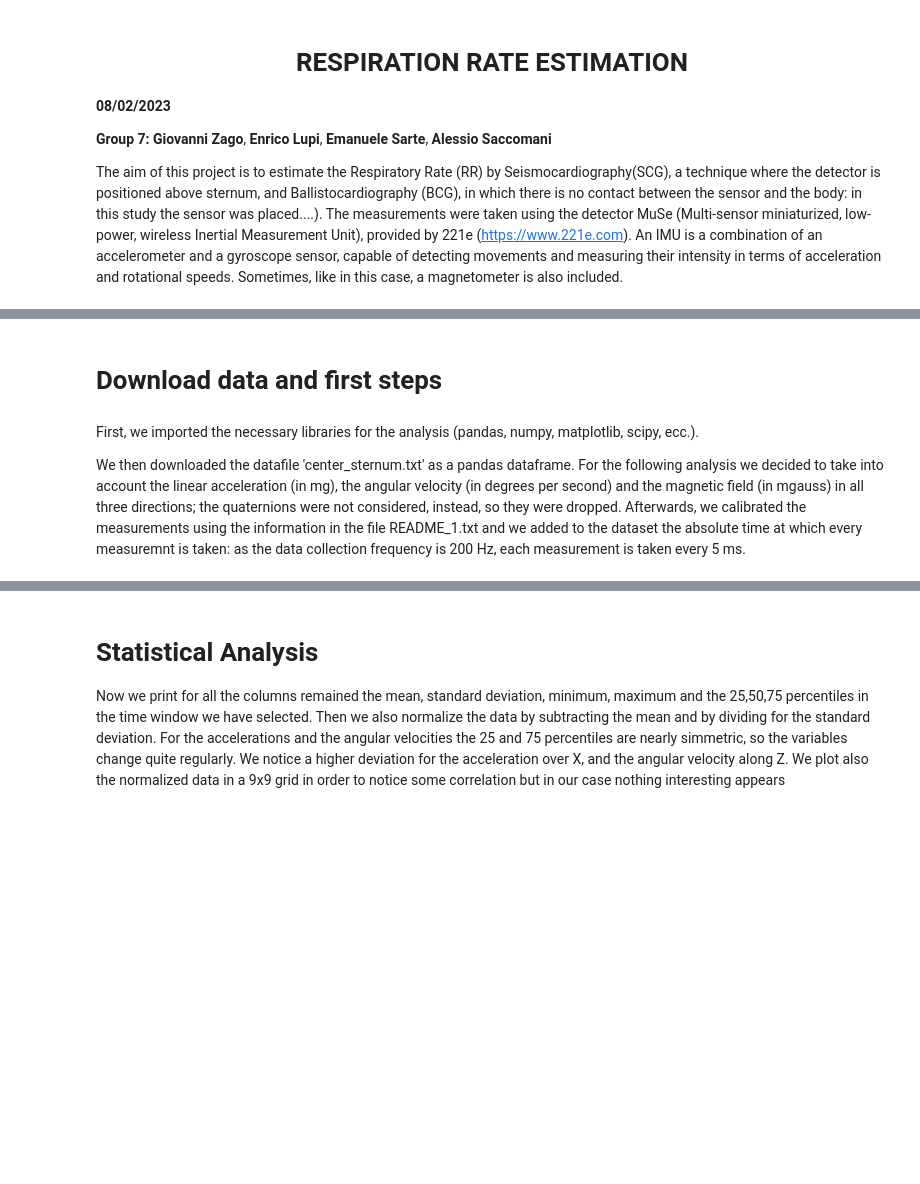
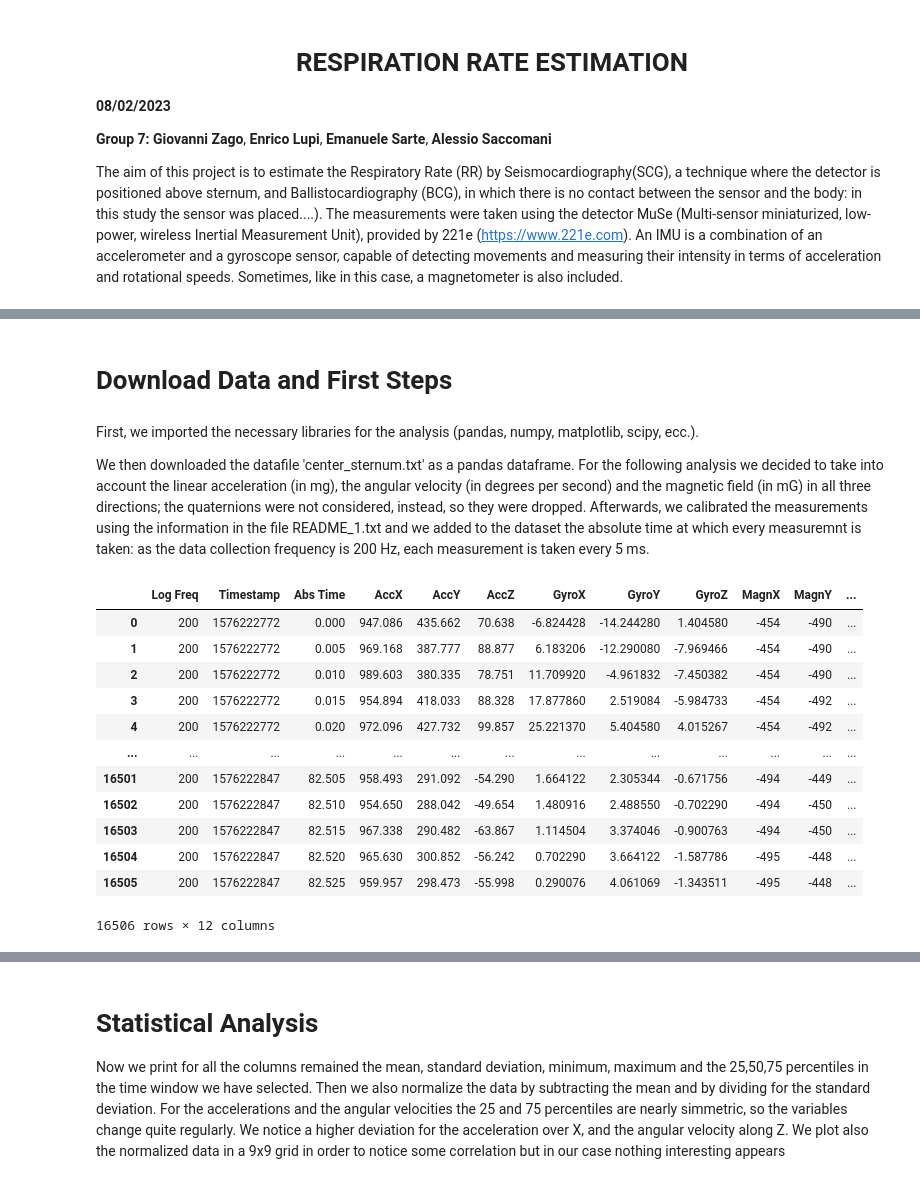
Before and after one commit to enlupi/GruppoSeven, a Jupyter notebook: project_final.ipynb, the cells around one changed output, grey strips where cells are left out. Drawn from its saved outputs; the diff is of its cells as text; code cells hidden in the pictures; blank space fills up the shorter version.

```diff
--- a/project_final.ipynb
+++ b/project_final.ipynb
@@ -17,11 +17,11 @@ Image(url= "https://embeddedinventor.com/wp-content/uploads/2019/07/imu1.jpg?ezi
 # %% [output]
 [interactive output not drawn]
 # %% [markdown]
-# Download data and first steps
+# Download Data and First Steps
 # %% [markdown]
 First, we imported the necessary libraries for the analysis (pandas, numpy, matplotlib, scipy, ecc.).
 
-We then downloaded the datafile 'center_sternum.txt' as a pandas dataframe. For the following analysis we decided to take into account the linear acceleration (in mg), the angular velocity (in degrees per second) and the magnetic field (in mgauss) in all three directions; the quaternions were not considered, instead, so they were dropped. Afterwards, we calibrated the measurements using the information in the file README_1.txt and we added to the dataset the absolute time at which every measuremnt is taken: as the data collection frequency is 200 Hz, each measurement is taken every 5 ms.
+We then downloaded the datafile 'center_sternum.txt' as a pandas dataframe. For the following analysis we decided to take into account the linear acceleration (in mg), the angular velocity (in degrees per second) and the magnetic field (in mG) in all three directions; the quaternions were not considered, instead, so they were dropped. Afterwards, we calibrated the measurements using the information in the file README_1.txt and we added to the dataset the absolute time at which every measuremnt is taken: as the data collection frequency is 200 Hz, each measurement is taken every 5 ms.
 # %%
 import pandas as pd
 import numpy as np
@@ -36,20 +36,34 @@ import pywt
 # %%
 file_name = "center_sternum.txt"
 raw_data = pd.read_csv(file_name, sep="\t")
 
-# We drop the columns we're not going to use
+# We drop the columns we are not going to use
 raw_data = raw_data.drop(["Log Mode", "qw", "qi", "qj", "qk"], axis=1)
 
-# We look that the frequence is the same in all the dataset
+# We look that the data collection frequency is the same for all the dataset
 if len(raw_data["Log Freq"].unique()) != 1:
     print("There is more than a frequency")
     exit(1)
 
 # We select the frequency (200 Hz)
 ACQ_FREQ = raw_data.loc[0, "Log Freq"] #type: int
 
 # We create a column with the absolute time by multiplying 1/200 s by integers
 raw_data.insert(2, "Abs Time", np.arange(0, len(raw_data)) * (1 / ACQ_FREQ), allow_duplicates=False)
 
-raw_data
+display(raw_data)
+# %% [output]
+|  | Log Freq | Timestamp | Abs Time | AccX | AccY | AccZ | GyroX | GyroY | GyroZ | MagnX | MagnY | ... |
+| 0 | 200 | 1576222772 | 0.000 | 947.086 | 435.662 | 70.638 | -6.824428 | -14.244280 | 1.404580 | -454 | -490 | ... |
+| 1 | 200 | 1576222772 | 0.005 | 969.168 | 387.777 | 88.877 | 6.183206 | -12.290080 | -7.969466 | -454 | -490 | ... |
+| 2 | 200 | 1576222772 | 0.010 | 989.603 | 380.335 | 78.751 | 11.709920 | -4.961832 | -7.450382 | -454 | -490 | ... |
+| 3 | 200 | 1576222772 | 0.015 | 954.894 | 418.033 | 88.328 | 17.877860 | 2.519084 | -5.984733 | -454 | -492 | ... |
+| 4 | 200 | 1576222772 | 0.020 | 972.096 | 427.732 | 99.857 | 25.221370 | 5.404580 | 4.015267 | -454 | -492 | ... |
+| ... | ... | ... | ... | ... | ... | ... | ... | ... | ... | ... | ... | ... |
+| 16501 | 200 | 1576222847 | 82.505 | 958.493 | 291.092 | -54.290 | 1.664122 | 2.305344 | -0.671756 | -494 | -449 | ... |
+| 16502 | 200 | 1576222847 | 82.510 | 954.650 | 288.042 | -49.654 | 1.480916 | 2.488550 | -0.702290 | -494 | -450 | ... |
+| 16503 | 200 | 1576222847 | 82.515 | 967.338 | 290.482 | -63.867 | 1.114504 | 3.374046 | -0.900763 | -494 | -450 | ... |
+| 16504 | 200 | 1576222847 | 82.520 | 965.630 | 300.852 | -56.242 | 0.702290 | 3.664122 | -1.587786 | -495 | -448 | ... |
+| 16505 | 200 | 1576222847 | 82.525 | 959.957 | 298.473 | -55.998 | 0.290076 | 4.061069 | -1.343511 | -495 | -448 | ... |
+16506 rows × 12 columns
 # %%
```
Also changed, not shown: parts of 5 cells of this notebook.
